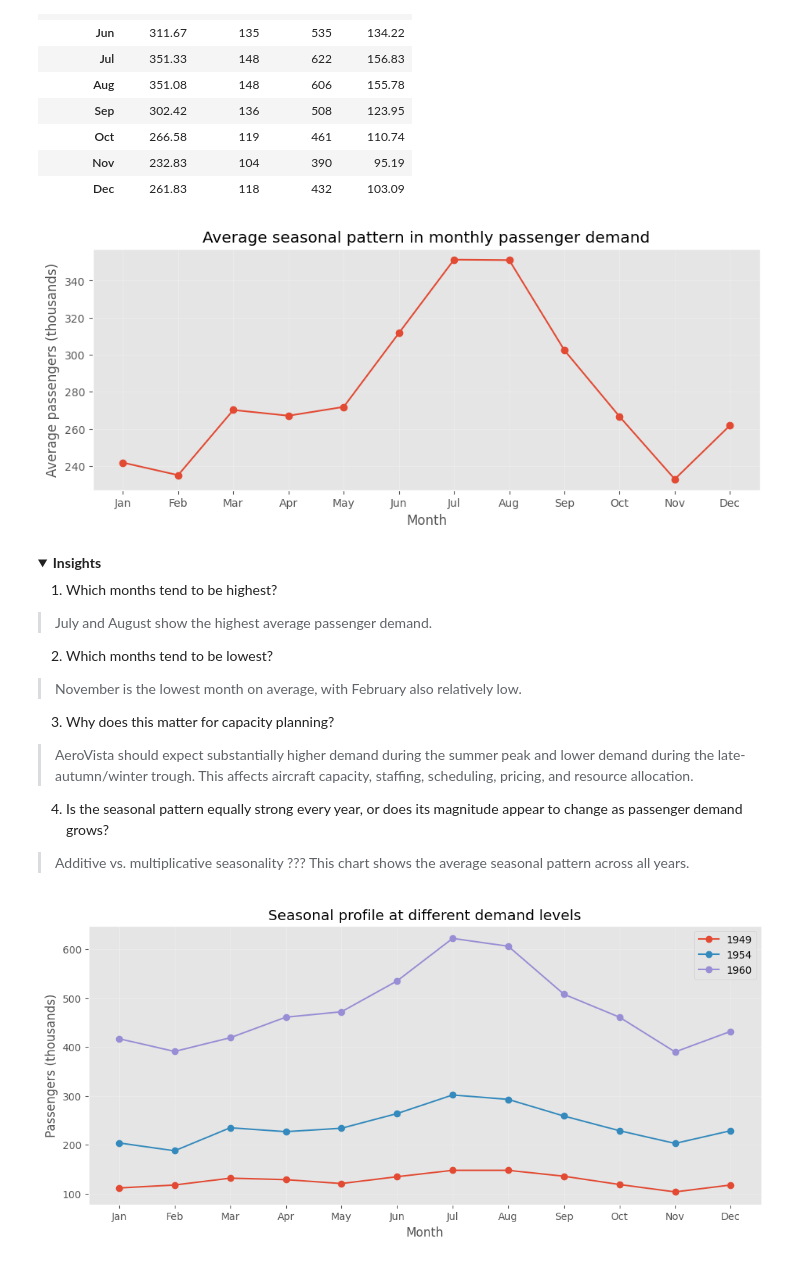
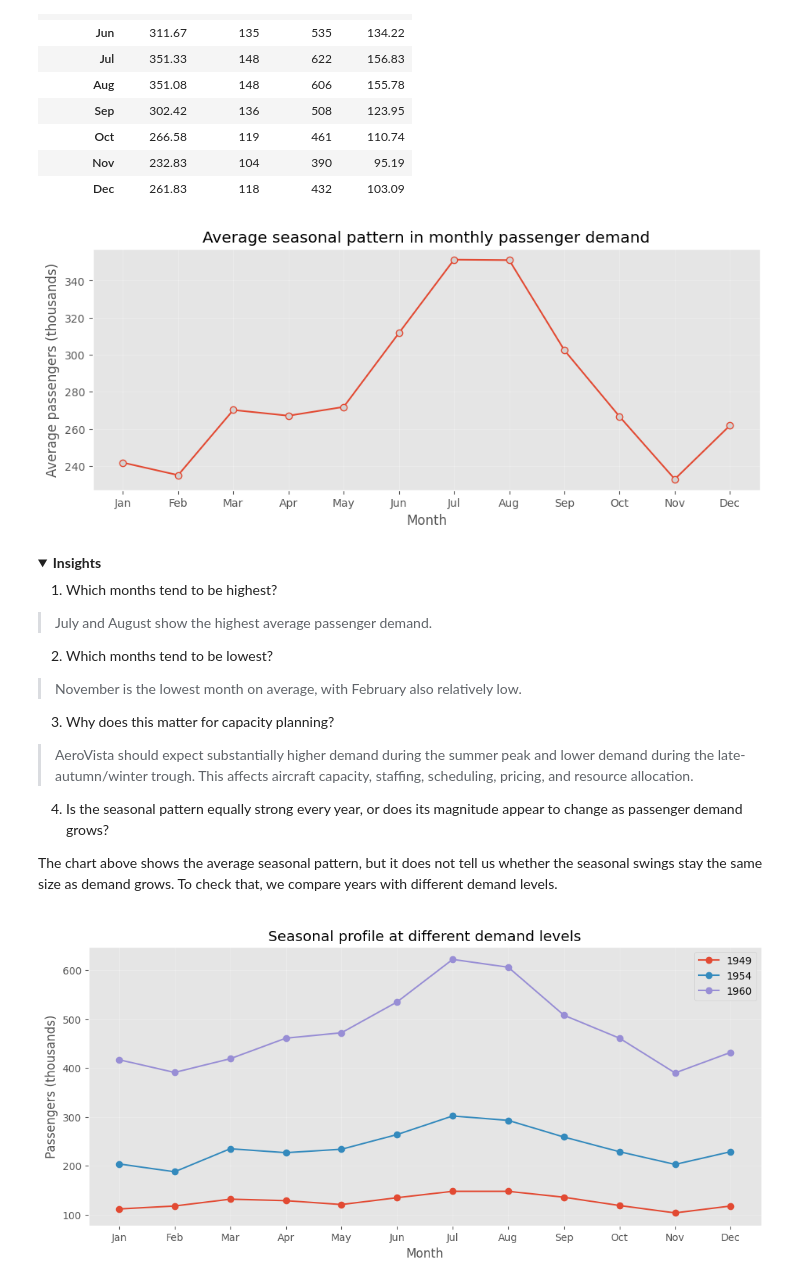
Before and after one commit to tec03/continuous_learning, a Jupyter notebook: Time_series_analysis.ipynb, the cells around one changed output. Cells and saved outputs as stored; diff of their text form; code cells hidden in the pictures; folded sections open.

```diff
--- a/Time_series_analysis.ipynb
+++ b/Time_series_analysis.ipynb
@@ -275,19 +273,20 @@ monthly_profile
 # %%
 fig, ax = plt.subplots(figsize=(11,4))
 
 ax.plot(monthly_profile.index,
         monthly_profile["mean"],
-        marker="o"
+        marker="o",
+        mfc='lightgray'
         )
 
 
 ax.set_title("Average seasonal pattern in monthly passenger demand")
 ax.set_xlabel("Month")
 ax.set_ylabel("Average passengers (thousands)")
 ax.grid(alpha=0.25)
 plt.show()
 # %% [output]
-[figure, old version]
+[figure, new version]
 # %% [markdown]
 <details><summary><strong>Insights</strong></summary>
 
@@ -301,8 +300,9 @@ plt.show()
   > AeroVista should expect substantially higher demand during the summer peak and lower demand during the late-autumn/winter trough. This affects aircraft capacity, staffing, scheduling, pricing, and resource allocation.
 
 4. Is the seasonal pattern equally strong every year, or does its magnitude appear to change as passenger demand grows?
-  > Additive vs. multiplicative seasonality ???
-  > This chart shows the average seasonal pattern across all years.
+
+
+The chart above shows the average seasonal pattern, but it does not tell us whether the seasonal swings stay the same size as demand grows. To check that, we compare years with different demand levels.
 # %%
 fig, ax = plt.subplots(figsize=(12,5))
 
```
Also changed, not shown: parts of 99 cells of this notebook.
